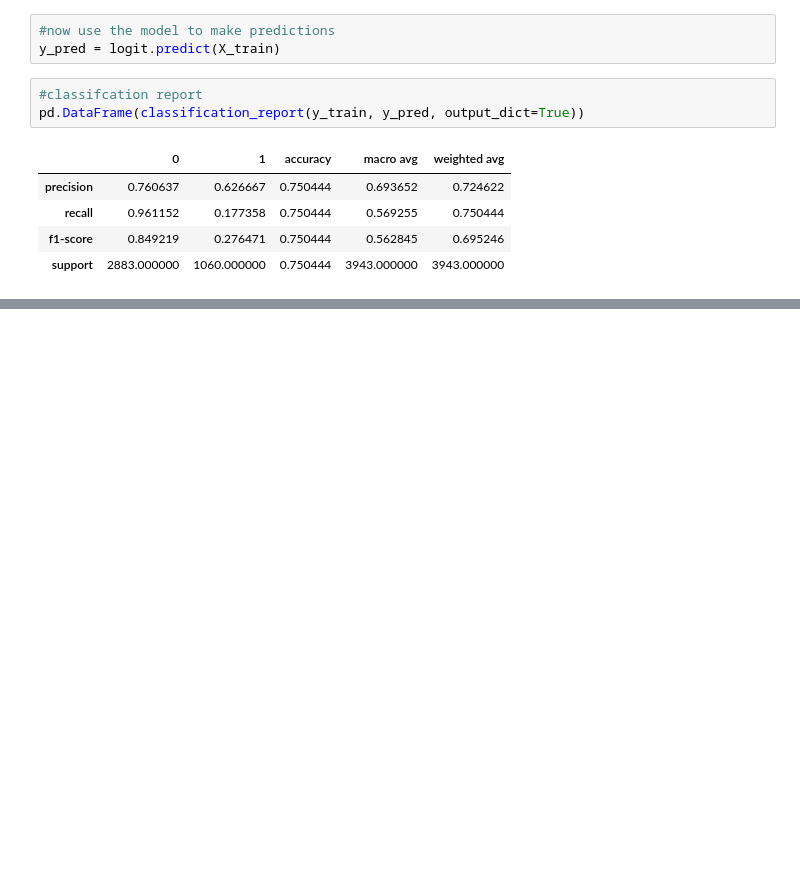
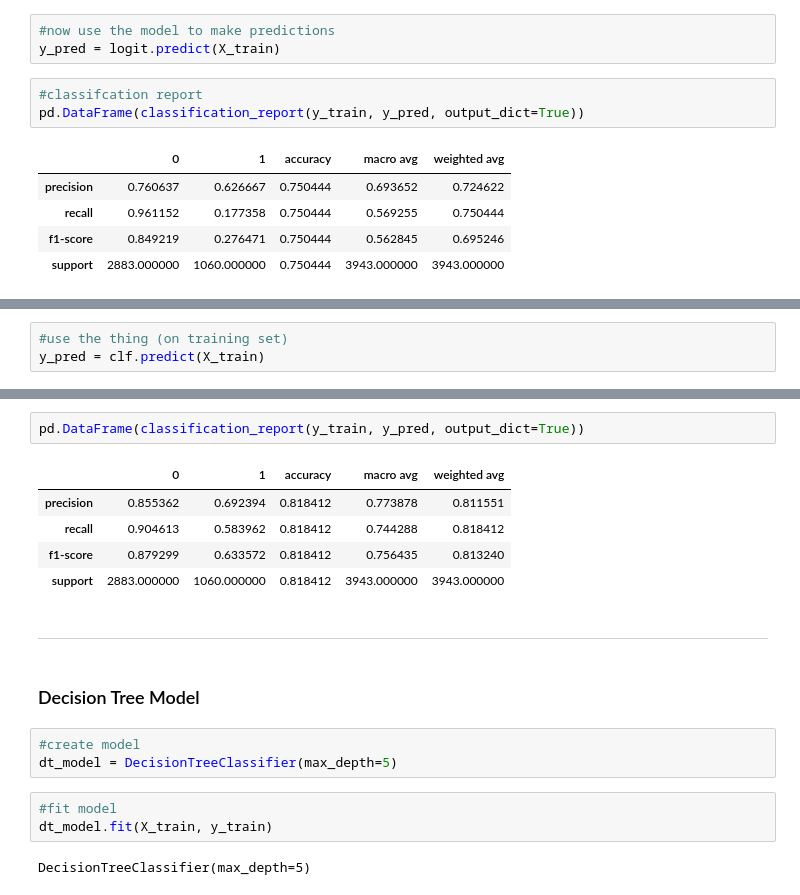
Before and after one commit to natasharivers/Classification_Projec, a Jupyter notebook: Final_Notebook.ipynb, the cells around one changed output, grey strips where cells are left out. Drawn from its saved outputs; the diff is of its cells as text; blank space fills up the shorter version.

```diff
--- a/Final_Notebook.ipynb
+++ b/Final_Notebook.ipynb
@@ -471,0 +509,3 @@ import model_func
+# %%
+#use the thing (on training set)
+y_pred = clf.predict(X_train)
@@ -471,0 +532,20 @@ import model_func
+# %%
+pd.DataFrame(classification_report(y_train, y_pred, output_dict=True))
+# %% [output]
+|  | 0 | 1 | accuracy | macro avg | weighted avg |
+| precision | 0.855362 | 0.692394 | 0.818412 | 0.773878 | 0.811551 |
+| recall | 0.904613 | 0.583962 | 0.818412 | 0.744288 | 0.818412 |
+| f1-score | 0.879299 | 0.633572 | 0.818412 | 0.756435 | 0.813240 |
+| support | 2883.000000 | 1060.000000 | 0.818412 | 3943.000000 | 3943.000000 |
+# %% [markdown]
+___________________
+# %% [markdown]
+### Decision Tree Model
+# %%
+#create model
+dt_model = DecisionTreeClassifier(max_depth=5)
+# %%
+#fit model
+dt_model.fit(X_train, y_train)
+# %% [output]
+DecisionTreeClassifier(max_depth=5)
```
Also changed, not shown: parts of 30 cells of this notebook.
